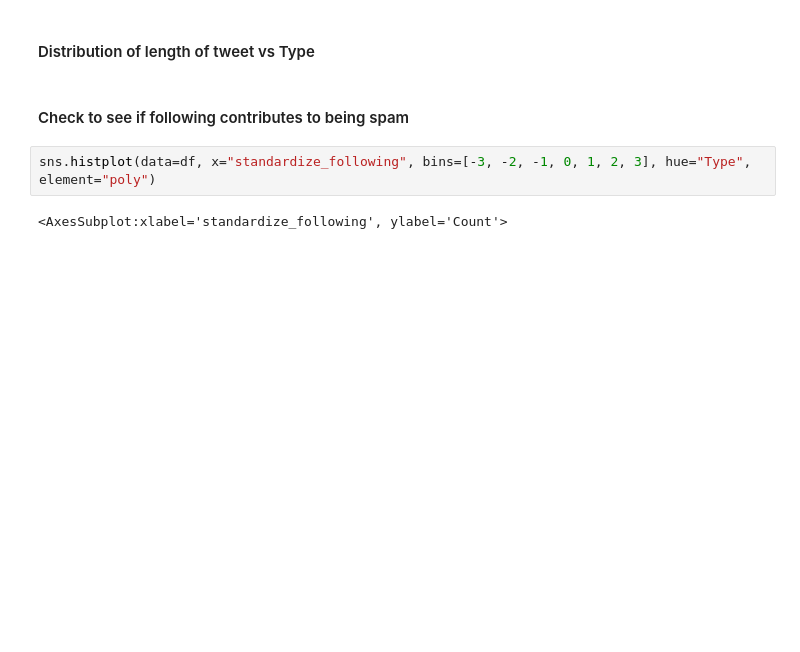
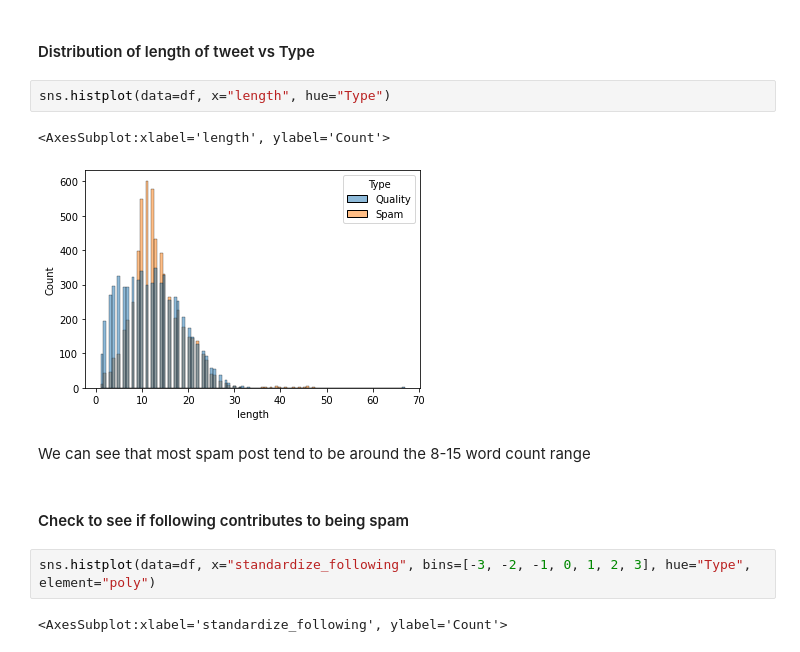
Before and after one commit to DSC-180A/Q2-Project, a Jupyter notebook: EDA/Training Data EDA.ipynb, the cells around one changed output. Saved outputs shown, nothing was run; the diff lists cells and outputs as text; blank space fills up the shorter version.

```diff
--- a/EDA/Training Data EDA.ipynb
+++ b/EDA/Training Data EDA.ipynb
@@ -89,5 +97,12 @@ When a tweet contains a link, it is more likely to be a spam post, but if it doe
 # %% [markdown]
 #### Distribution of length of tweet vs Type
+# %%
+sns.histplot(data=df, x="length", hue="Type")
+# %% [output]
+<AxesSubplot:xlabel='length', ylabel='Count'>
+[figure, added]
+# %% [markdown]
+We can see that most spam post tend to be around the 8-15 word count range
 # %% [markdown]
 #### Check to see if following contributes to being spam
 # %%
```
Also changed, not shown: parts of 3 cells of this notebook.
